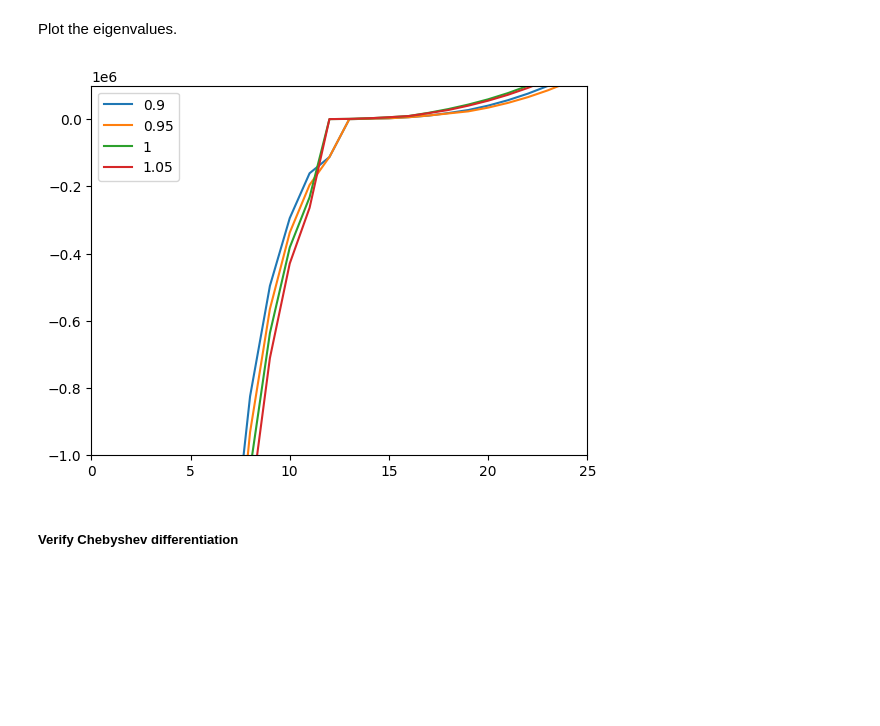
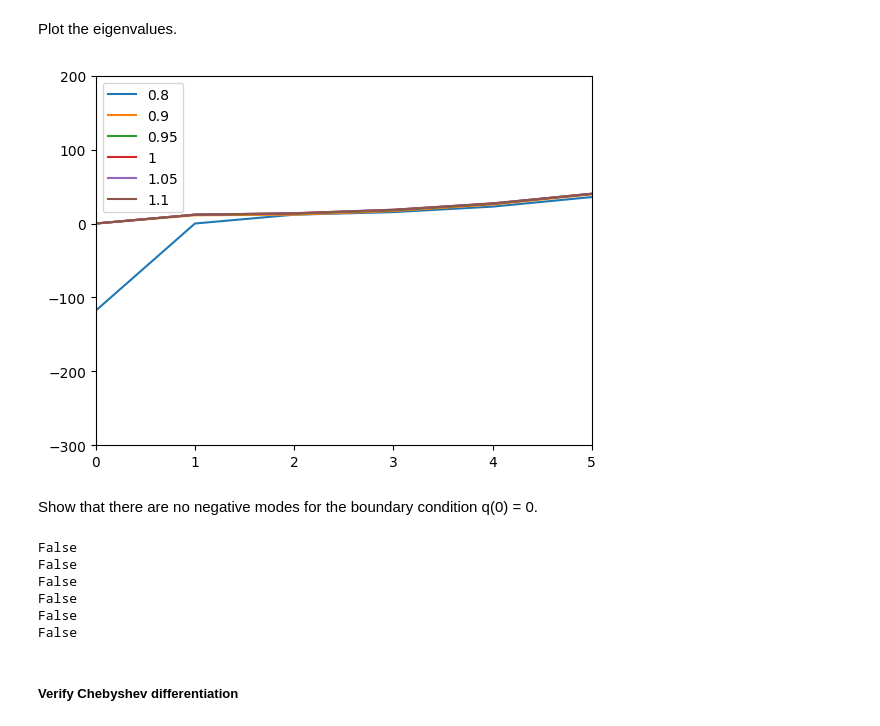
Before and after one commit to jchryssanthacopoulos/wormholes, a Jupyter notebook: negative_modes_analysis.ipynb, the cells around one changed output. Cells and saved outputs as stored; diff of their text form; code cells hidden in the pictures; blank space fills up the shorter version.

```diff
--- a/negative_modes_analysis.ipynb
+++ b/negative_modes_analysis.ipynb
@@ -172,7 +172,7 @@ def cheb(N, x_minus, x_plus):
     return D, x
 # %%
 y_minus = 0
-y_plus = 0.9
+y_plus = 0.99
 N = 50
 # %%
 D, y_vals = cheb(N, y_minus, y_plus)
@@ -233,8 +233,8 @@ def evaluate_factors_numerically(b_val):
 
         func_subs = {r: r_val, L: L_val, f: f_val, g: g_val, dg: dg_val, Phi: Phi_val, dPhi: dPhi_val, ddPhi: ddPhi_val}
 
-        ddq_factors_num[idx, idx] = ddq_factor.subs(func_subs)
-        dq_factors_num[idx, idx] = dq_factor.subs(func_subs)
+        ddq_factors_num[idx, idx] = (r_0_val / (r_val + r_0_val) ** 2) ** 2 * ddq_factor.subs(func_subs)
+        dq_factors_num[idx, idx] = (r_0_val / (r_val + r_0_val) ** 2) * dq_factor.subs(func_subs)
         q_factors_num[idx, idx] = q_factor.subs(func_subs)
 
     return ddq_factors_num, dq_factors_num, q_factors_num
@@ -293,11 +291,17 @@ Get eigenvalues for different values of b.
 # %%
-def get_eigenvalues(b_val):
+def get_eigenvalues_vectors(b_val, boundary_condition='qdot'):
     """Get the eigenvalues given the value for b."""
-    A = get_A_matrix(b_val)
+    A = get_A_matrix(b_val, boundary_condition=boundary_condition)
     B = get_B_matrix()
 
-    eigenvalues = linalg.eigvals(A, B, homogeneous_eigvals=True)[0]
-    eigenvalues = np.real(eigenvalues[~np.iscomplex(eigenvalues)])
-    eigenvalues.sort()
+    w, v = linalg.eig(A, B)
 
-    return eigenvalues
+    is_not_complex = ~np.iscomplex(w)
+    w = np.real(w[is_not_complex])
+    v = v[is_not_complex]
+
+    w_argsort = np.argsort(w)
+    w = w[w_argsort]
+    v = v[w_argsort]
+
+    return w, v
@@ -304,7 +310,10 @@ def get_eigenvalues(b_val):
 # %%
 eigenvalues = []
+eigenvectors = []
 
-fracs = [0.9, 0.95, 1, 1.05]
+fracs = [0.8, 0.9, 0.95, 1, 1.05, 1.1]
 
 for frac in fracs:
-    eigenvalues.append(get_eigenvalues(frac * b_0_min))
+    w, v = get_eigenvalues_vectors(frac * b_0_min)
+    eigenvalues.append(w)
+    eigenvectors.append(v)
@@ -313,9 +418,11 @@ Plot the eigenvalues.
 # %%
 for i in range(len(eigenvalues)):
     plt.plot(range(len(eigenvalues[i])), eigenvalues[i], label=fracs[i])
 
 plt.legend()
-plt.xlim([0, 25])
-plt.ylim([-1e6, 1e5]);
+plt.xlim([0, 5])
+plt.ylim([-300, 200]);
 # %% [output]
-[figure, old version]
+[figure, new version]
+# %% [markdown]
+Show that there are no negative modes for the boundary condition q(0) = 0.
@@ -322,3 +439,13 @@ plt.ylim([-1e6, 1e5]);
+# %%
+for i in range(len(eigenvalues)):
+    print(np.any(eigenvalues[i] < 0))
+# %% [output]
+False
+False
+False
+False
+False
+False
 # %% [markdown]
 ##### Verify Chebyshev differentiation
 # %%
```
Also changed, not shown: parts of 13 cells of this notebook.
